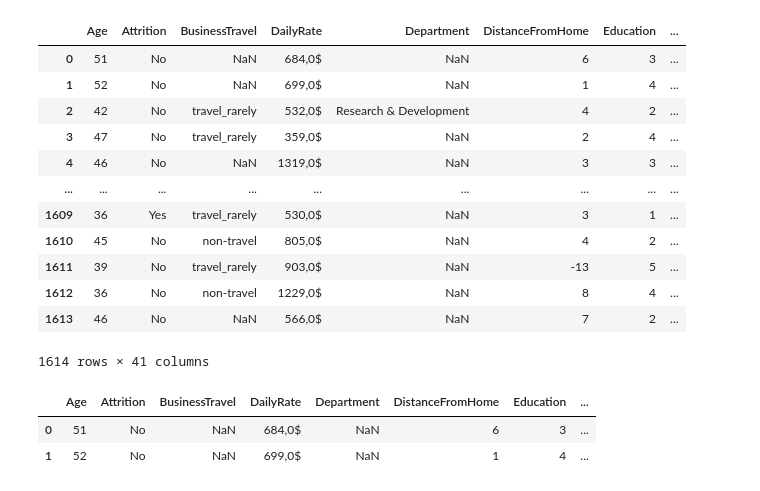
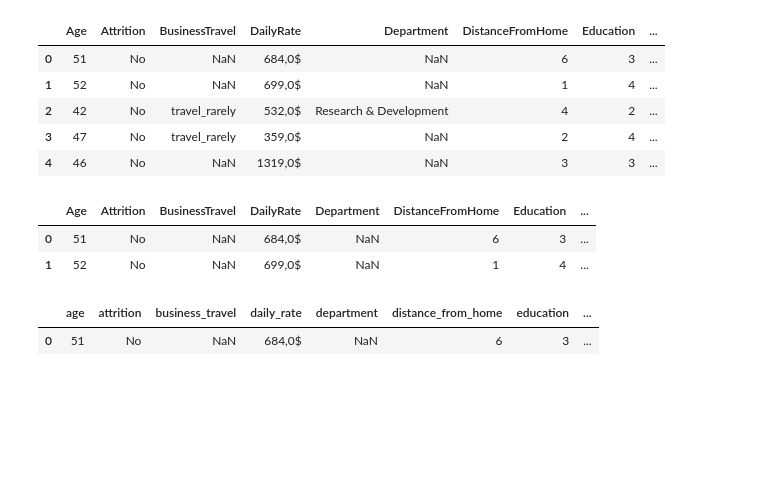
Before and after one commit to carla-caracola/people_analytics, a Jupyter notebook: data_tranformer.ipynb, the cells around one changed output. Drawn from its saved outputs; the diff is of its cells as text; code cells hidden in the pictures; blank space fills up the shorter version.

Commit message:
add new methods to DataTransformer class

```diff
--- a/data_tranformer.ipynb
+++ b/data_tranformer.ipynb
@@ -28,21 +28,14 @@ df = pd.read_csv("HR RAW DATA.csv", index_col=0)
 # %%
 # print for testing
 
-abc_coorp_df
+df.head()
 # %% [output]
 |  | Age | Attrition | BusinessTravel | DailyRate | Department | DistanceFromHome | Education | ... |
 | 0 | 51 | No | NaN | 684,0$ | NaN | 6 | 3 | ... |
 | 1 | 52 | No | NaN | 699,0$ | NaN | 1 | 4 | ... |
 | 2 | 42 | No | travel_rarely | 532,0$ | Research & Development | 4 | 2 | ... |
 | 3 | 47 | No | travel_rarely | 359,0$ | NaN | 2 | 4 | ... |
 | 4 | 46 | No | NaN | 1319,0$ | NaN | 3 | 3 | ... |
-| ... | ... | ... | ... | ... | ... | ... | ... | ... |
-| 1609 | 36 | Yes | travel_rarely | 530,0$ | NaN | 3 | 1 | ... |
-| 1610 | 45 | No | non-travel | 805,0$ | NaN | 4 | 2 | ... |
-| 1611 | 39 | No | travel_rarely | 903,0$ | NaN | -13 | 5 | ... |
-| 1612 | 36 | No | non-travel | 1229,0$ | NaN | 8 | 4 | ... |
-| 1613 | 46 | No | NaN | 566,0$ | NaN | 7 | 2 | ... |
-1614 rows × 41 columns
 # %%
 # DataTransformer class definition ✍️
 
@@ -211,3 +260,15 @@ abc_data.df.head(2)
 |  | Age | Attrition | BusinessTravel | DailyRate | Department | DistanceFromHome | Education | ... |
 | 0 | 51 | No | NaN | 684,0$ | NaN | 6 | 3 | ... |
 | 1 | 52 | No | NaN | 699,0$ | NaN | 1 | 4 | ... |
+# %%
+# ▶️ Rename columns
+
+
+abc_data.rename_columns()
+
+# print for checking
+
+abc_data.df.head(1)
+# %% [output]
+|  | age | attrition | business_travel | daily_rate | department | distance_from_home | education | ... |
+| 0 | 51 | No | NaN | 684,0$ | NaN | 6 | 3 | ... |
```
Also changed, not shown: parts of 18 cells of this notebook.
